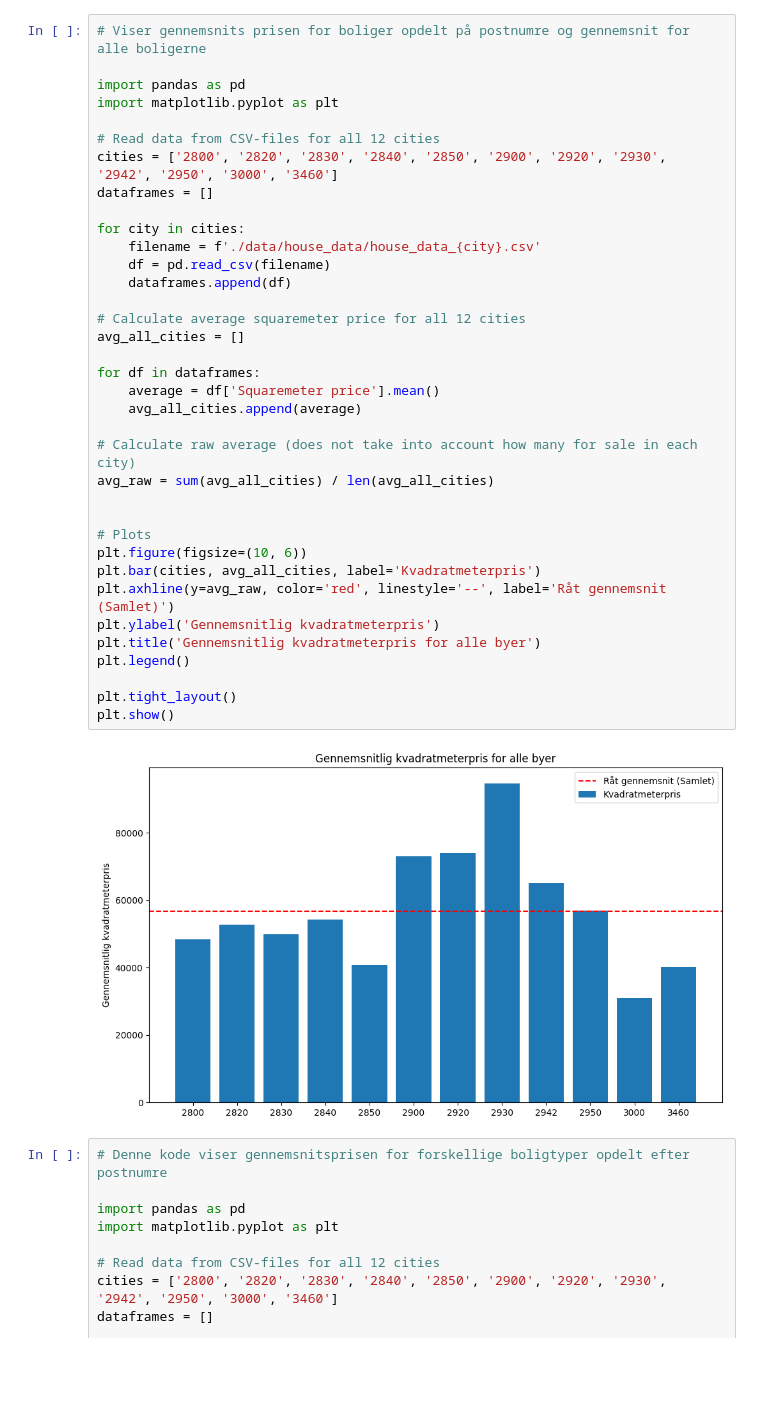
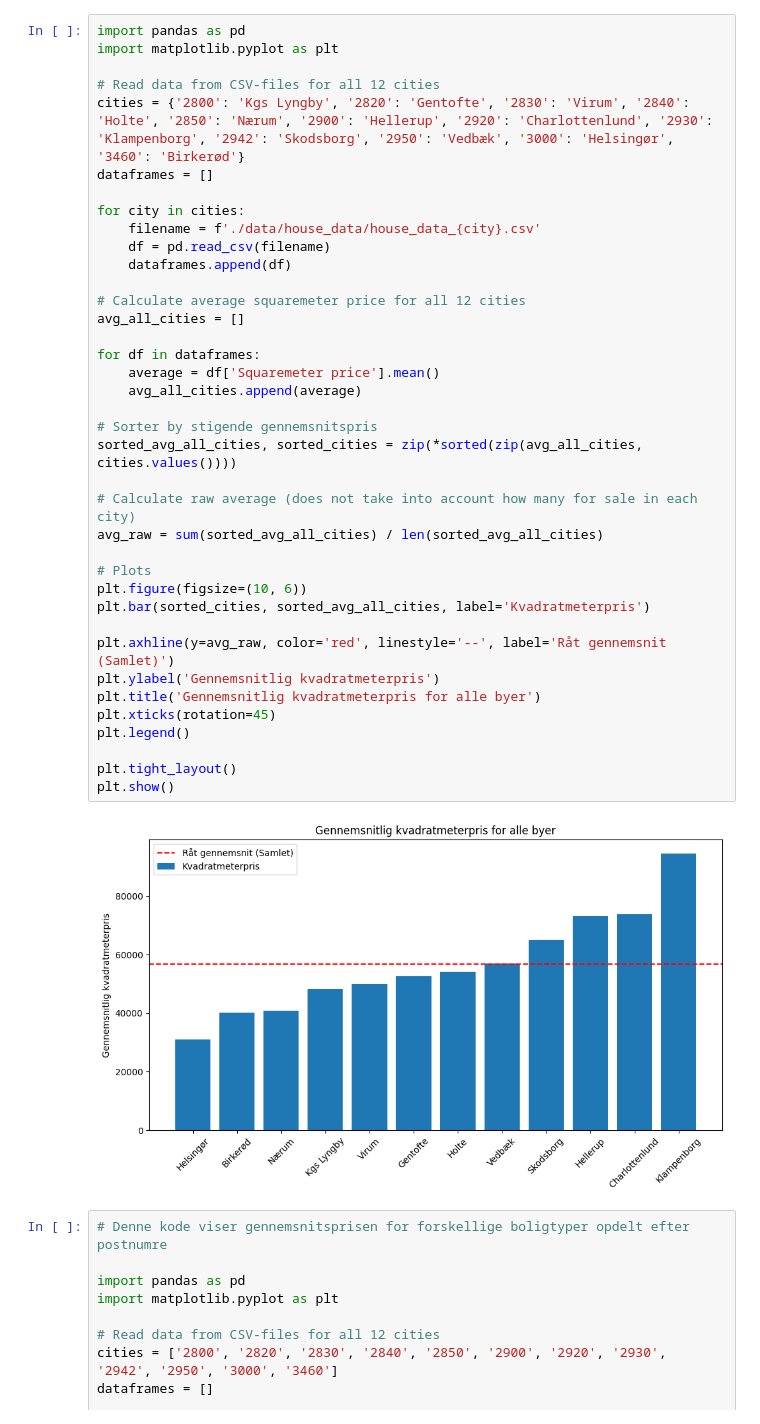
Before and after one commit to OwaisAD/PyHousr, a Jupyter notebook: plot.ipynb, the cells around one changed output. Cells and saved outputs as stored; diff of their text form; blank space fills up the shorter version.

Commit message:
Better plot of average sqrt price

```diff
--- a/plot.ipynb
+++ b/plot.ipynb
@@ -1,41 +1,43 @@
 # %%
-# Viser gennemsnits prisen for boliger opdelt på postnumre og gennemsnit for alle boligerne
-
 import pandas as pd
 import matplotlib.pyplot as plt
 
 # Read data from CSV-files for all 12 cities
-cities = ['2800', '2820', '2830', '2840', '2850', '2900', '2920', '2930', '2942', '2950', '3000', '3460']
+cities = {'2800': 'Kgs Lyngby', '2820': 'Gentofte', '2830': 'Virum', '2840': 'Holte', '2850': 'Nærum', '2900': 'Hellerup', '2920': 'Charlottenlund', '2930': 'Klampenborg', '2942': 'Skodsborg', '2950': 'Vedbæk', '3000': 'Helsingør', '3460': 'Birkerød'}
 dataframes = []
 
 for city in cities:
     filename = f'./data/house_data/house_data_{city}.csv'
     df = pd.read_csv(filename)
     dataframes.append(df)
 
 # Calculate average squaremeter price for all 12 cities
 avg_all_cities = []
 
 for df in dataframes:
     average = df['Squaremeter price'].mean()
     avg_all_cities.append(average)
 
+# Sorter by stigende gennemsnitspris
+sorted_avg_all_cities, sorted_cities = zip(*sorted(zip(avg_all_cities, cities.values())))
+
 # Calculate raw average (does not take into account how many for sale in each city)
-avg_raw = sum(avg_all_cities) / len(avg_all_cities)
-
+avg_raw = sum(sorted_avg_all_cities) / len(sorted_avg_all_cities)
 
 # Plots
 plt.figure(figsize=(10, 6))
-plt.bar(cities, avg_all_cities, label='Kvadratmeterpris')
+plt.bar(sorted_cities, sorted_avg_all_cities, label='Kvadratmeterpris')
+
 plt.axhline(y=avg_raw, color='red', linestyle='--', label='Råt gennemsnit (Samlet)')
 plt.ylabel('Gennemsnitlig kvadratmeterpris')
 plt.title('Gennemsnitlig kvadratmeterpris for alle byer')
+plt.xticks(rotation=45)
 plt.legend()
 
 plt.tight_layout()
 plt.show()
 # %% [output]
-[figure, old version]
+[figure, new version]
 # %%
 # Denne kode viser gennemsnitsprisen for forskellige boligtyper opdelt efter postnumre
 
```
